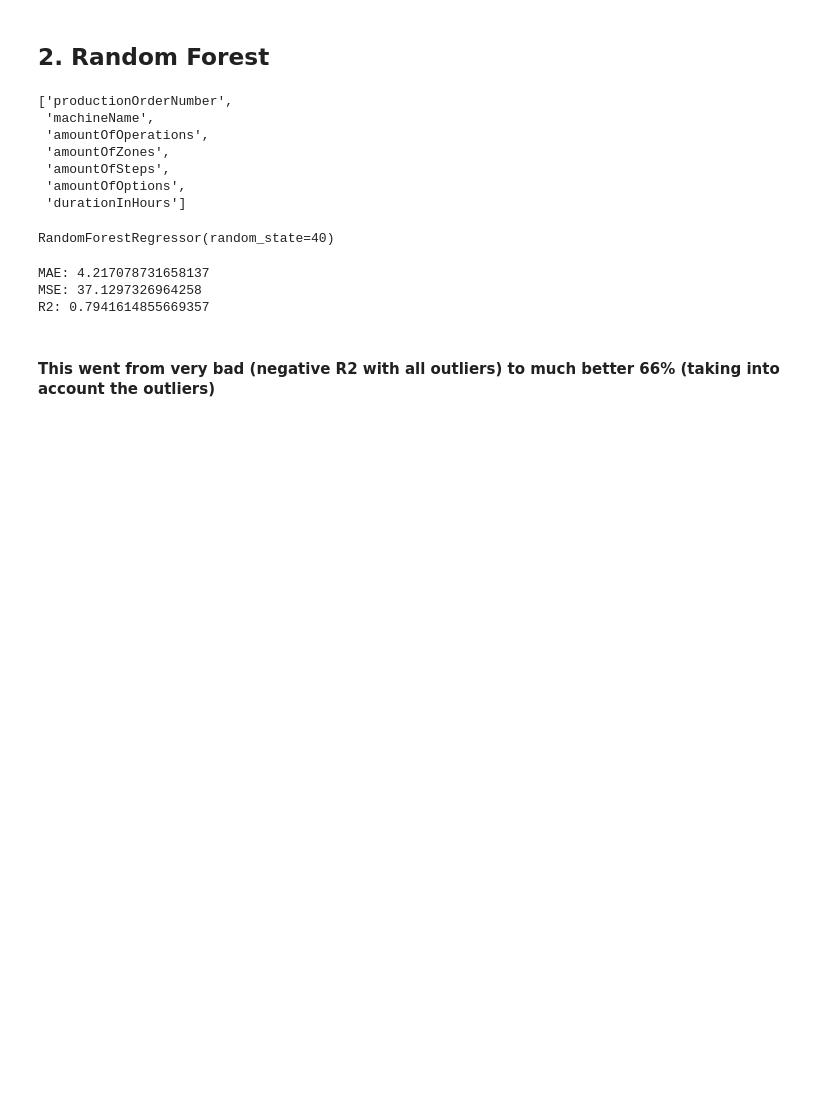
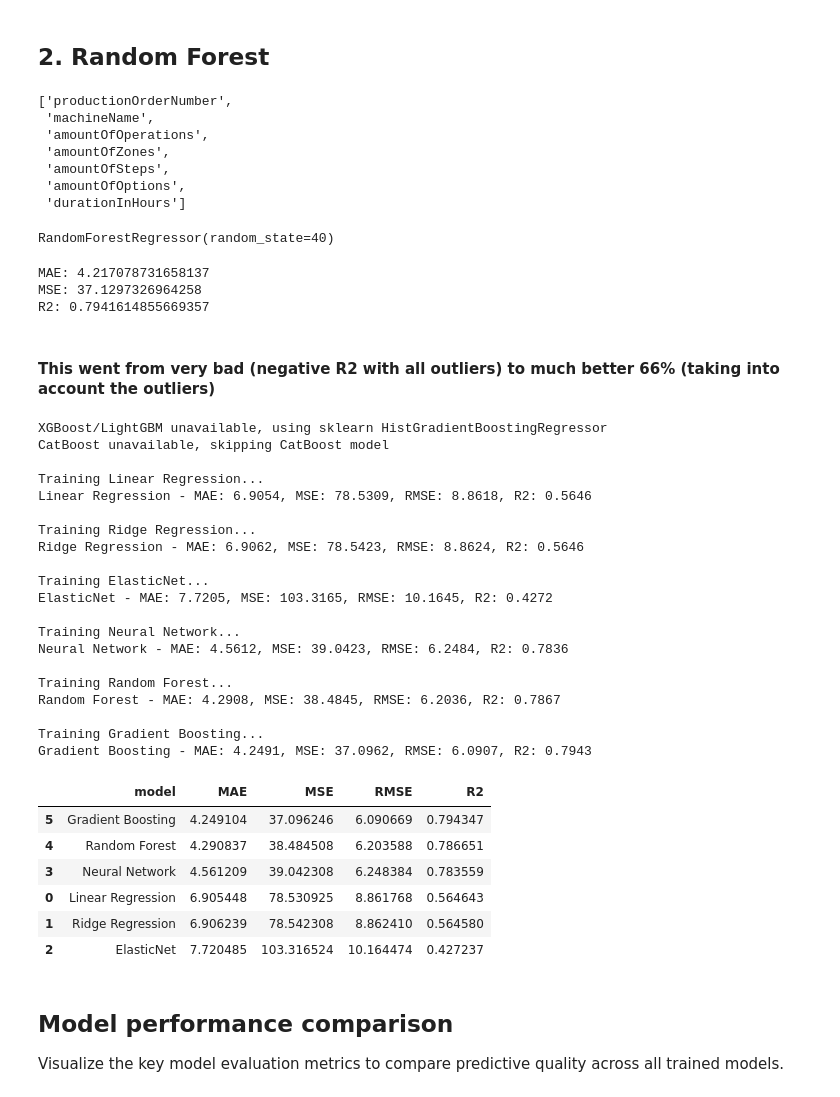
Before and after one commit to TineSinnaeve/Python, a Jupyter notebook: Tobroco - Very basic ML.ipynb, the cells around one changed output. Drawn from its saved outputs; the diff is of its cells as text; code cells hidden in the pictures; blank space fills up the shorter version.

Commit message:
extra ML models + visuals

```diff
--- a/Tobroco - Very basic ML.ipynb
+++ b/Tobroco - Very basic ML.ipynb
@@ -162,3 +162,74 @@ MSE: 37.1297326964258
 R2: 0.7941614855669357
 # %% [markdown]
 #### This went from very bad (negative R2 with all outliers) to much better 66% (taking into account the outliers)
+# %%
+from sklearn.linear_model import LinearRegression, Ridge, ElasticNet
+from sklearn.neural_network import MLPRegressor
+from sklearn.ensemble import RandomForestRegressor
+from sklearn.pipeline import Pipeline
+from sklearn.preprocessing import StandardScaler
+from xgboost import XGBRegressor
+from catboost import CatBoostRegressor
+
+models = [
+    ("Linear Regression", Pipeline([("scaler", StandardScaler()), ("model", LinearRegression())])),
+    ("Ridge Regression", Pipeline([("scaler", StandardScaler()), ("model", Ridge(alpha=1.0, random_state=42))])),
+    ("ElasticNet", Pipeline([("scaler", StandardScaler()), ("model", ElasticNet(alpha=1.0, l1_ratio=0.5, random_state=42))])),
+    ("Neural Network", Pipeline([("scaler", StandardScaler()), ("model", MLPRegressor(hidden_layer_sizes=(64, 32), max_iter=500, random_state=42))])),
+    ("Random Forest", RandomForestRegressor(n_estimators=100, random_state=42)),
+    ("Gradient Boosting", XGBRegressor(n_estimators=100, random_state=42, verbosity=0)),
+    ("CatBoost", CatBoostRegressor(iterations=100, learning_rate=0.1, verbose=0, random_state=42)),
+]
+
+results = []
+
+for name, estimator in models:
+    print(f"\nTraining {name}...")
+    estimator.fit(X_train, y_train)
+    y_pred = estimator.predict(X_test)
+    mae = mean_absolute_error(y_test, y_pred)
+    mse = mean_squared_error(y_test, y_pred)
+    rmse = np.sqrt(mse)
+    r2 = r2_score(y_test, y_pred)
+    print(f"{name} - MAE: {mae:.4f}, MSE: {mse:.4f}, RMSE: {rmse:.4f}, R2: {r2:.4f}")
+    results.append({
+        "model": name,
+        "MAE": mae,
+        "MSE": mse,
+        "RMSE": rmse,
+        "R2": r2,
+    })
+
+results_df = pd.DataFrame(results).sort_values("R2", ascending=False)
+results_df
+# %% [output]
+XGBoost/LightGBM unavailable, using sklearn HistGradientBoostingRegressor
+CatBoost unavailable, skipping CatBoost model
+
+Training Linear Regression...
+Linear Regression - MAE: 6.9054, MSE: 78.5309, RMSE: 8.8618, R2: 0.5646
+
+Training Ridge Regression...
+Ridge Regression - MAE: 6.9062, MSE: 78.5423, RMSE: 8.8624, R2: 0.5646
+
+Training ElasticNet...
+ElasticNet - MAE: 7.7205, MSE: 103.3165, RMSE: 10.1645, R2: 0.4272
+
+Training Neural Network...
+Neural Network - MAE: 4.5612, MSE: 39.0423, RMSE: 6.2484, R2: 0.7836
+
+Training Random Forest...
+Random Forest - MAE: 4.2908, MSE: 38.4845, RMSE: 6.2036, R2: 0.7867
+
+Training Gradient Boosting...
+Gradient Boosting - MAE: 4.2491, MSE: 37.0962, RMSE: 6.0907, R2: 0.7943
+|  | model | MAE | MSE | RMSE | R2 |
+| 5 | Gradient Boosting | 4.249104 | 37.096246 | 6.090669 | 0.794347 |
+| 4 | Random Forest | 4.290837 | 38.484508 | 6.203588 | 0.786651 |
+| 3 | Neural Network | 4.561209 | 39.042308 | 6.248384 | 0.783559 |
+| 0 | Linear Regression | 6.905448 | 78.530925 | 8.861768 | 0.564643 |
+| 1 | Ridge Regression | 6.906239 | 78.542308 | 8.862410 | 0.564580 |
+| 2 | ElasticNet | 7.720485 | 103.316524 | 10.164474 | 0.427237 |
+# %% [markdown]
+## Model performance comparison
+Visualize the key model evaluation metrics to compare predictive quality across all trained models.
```
Also changed, not shown: parts of 1 cell of this notebook, 4 other files.
